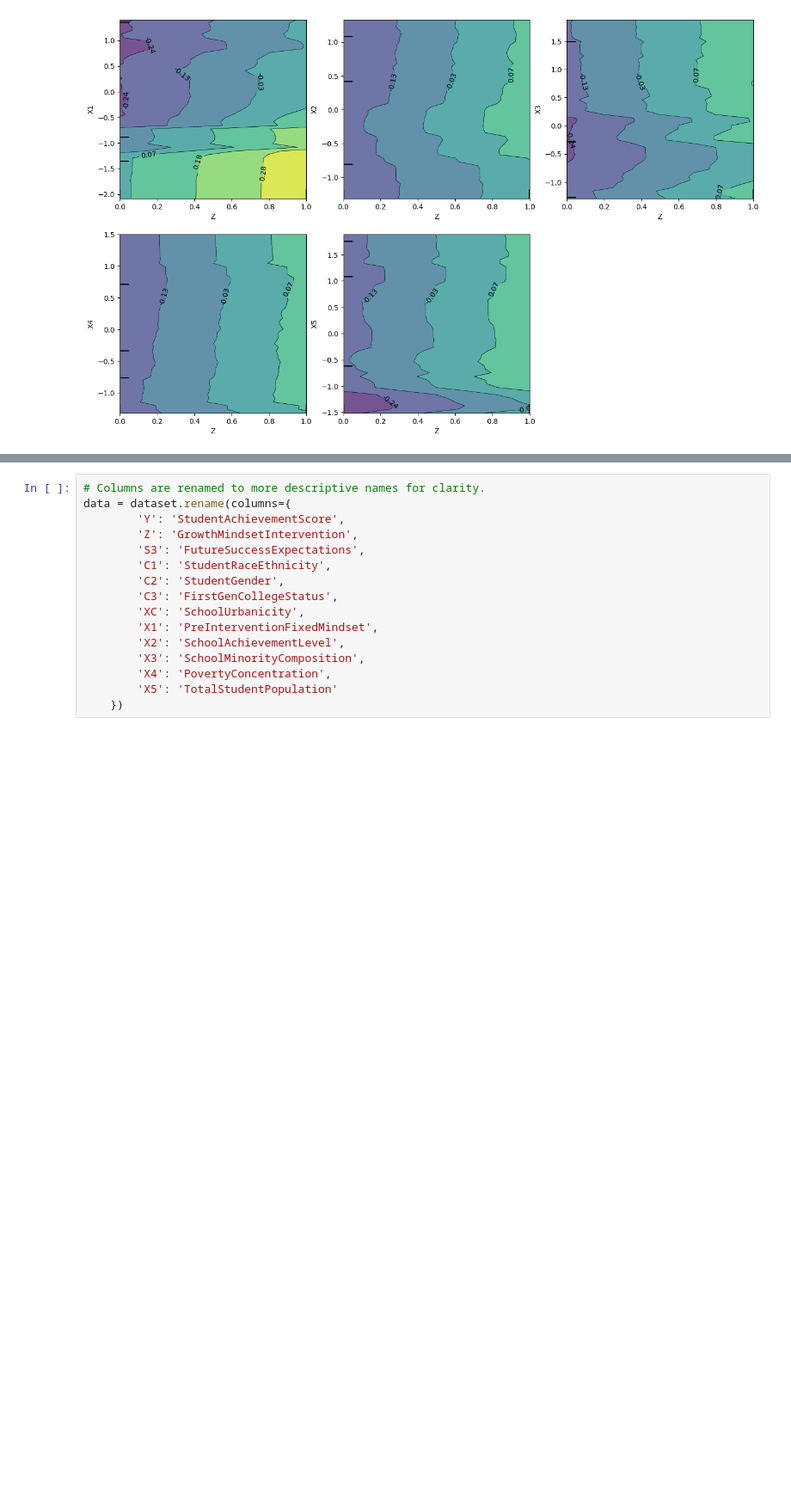
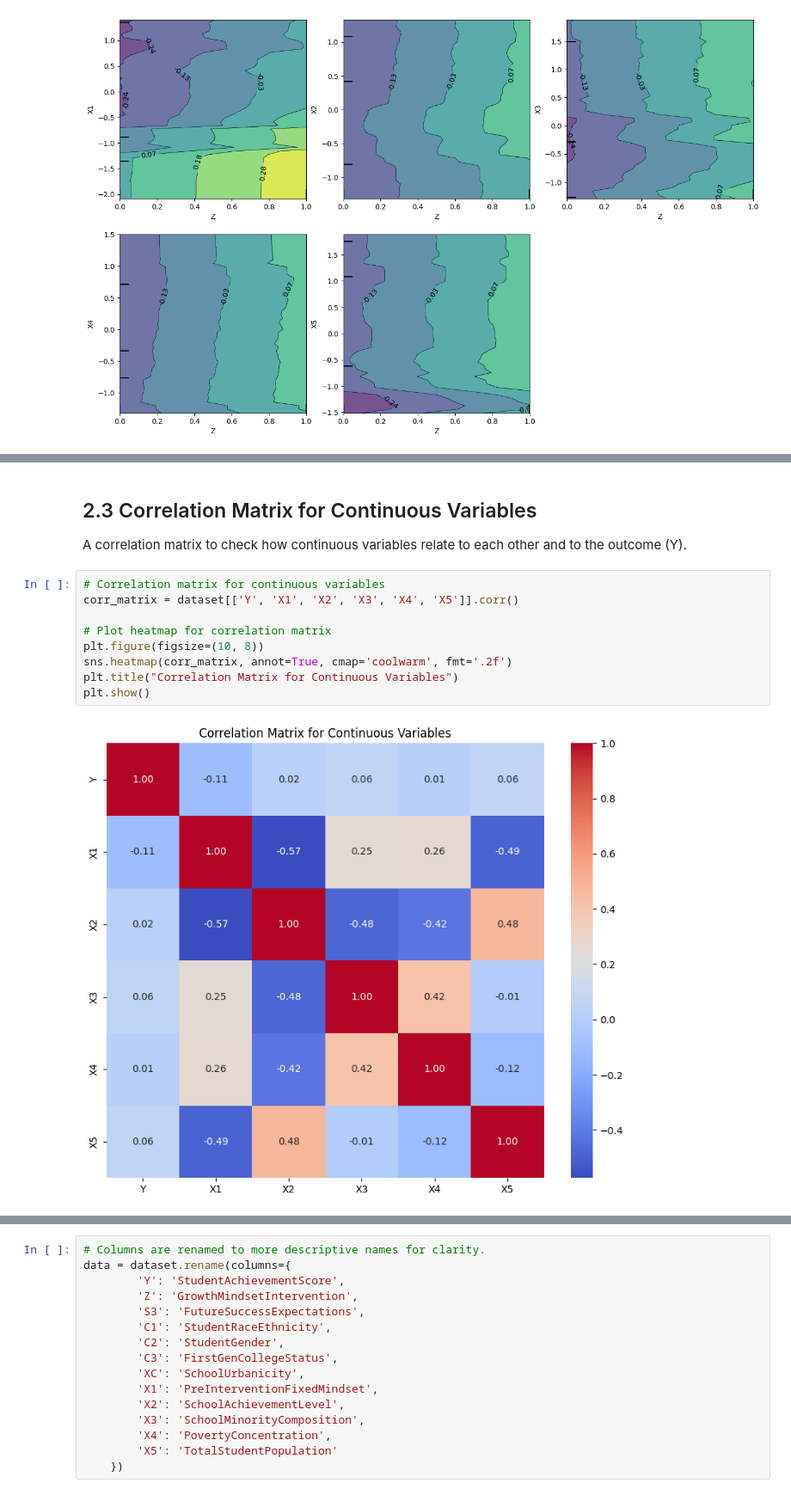
Before and after one commit to lily01awasthi/CATE_Estimation_using_Meta_Learners, a Jupyter notebook: notebooks/Data Preprocessing and Exploration.ipynb, the cells around one changed output, grey strips where cells are left out. Shown at 86% size. Cells and saved outputs as stored; diff of their text form; blank space fills up the shorter version.

```diff
--- a/notebooks/Understanding the data.ipynb
+++ b/notebooks/Data Preprocessing and Exploration.ipynb
@@ -269,0 +298,15 @@ shap.summary_plot(shap_values, X)
+# %% [markdown]
+## 2.3 Correlation Matrix for Continuous Variables
+
+A correlation matrix to check how continuous variables relate to each other and to the outcome (Y).
+# %%
+# Correlation matrix for continuous variables
+corr_matrix = dataset[['Y', 'X1', 'X2', 'X3', 'X4', 'X5']].corr()
+
+# Plot heatmap for correlation matrix
+plt.figure(figsize=(10, 8))
+sns.heatmap(corr_matrix, annot=True, cmap='coolwarm', fmt='.2f')
+plt.title("Correlation Matrix for Continuous Variables")
+plt.show()
+# %% [output]
+[figure, added]
```
Also changed, not shown: parts of 16 cells of this notebook, 6 other files.
